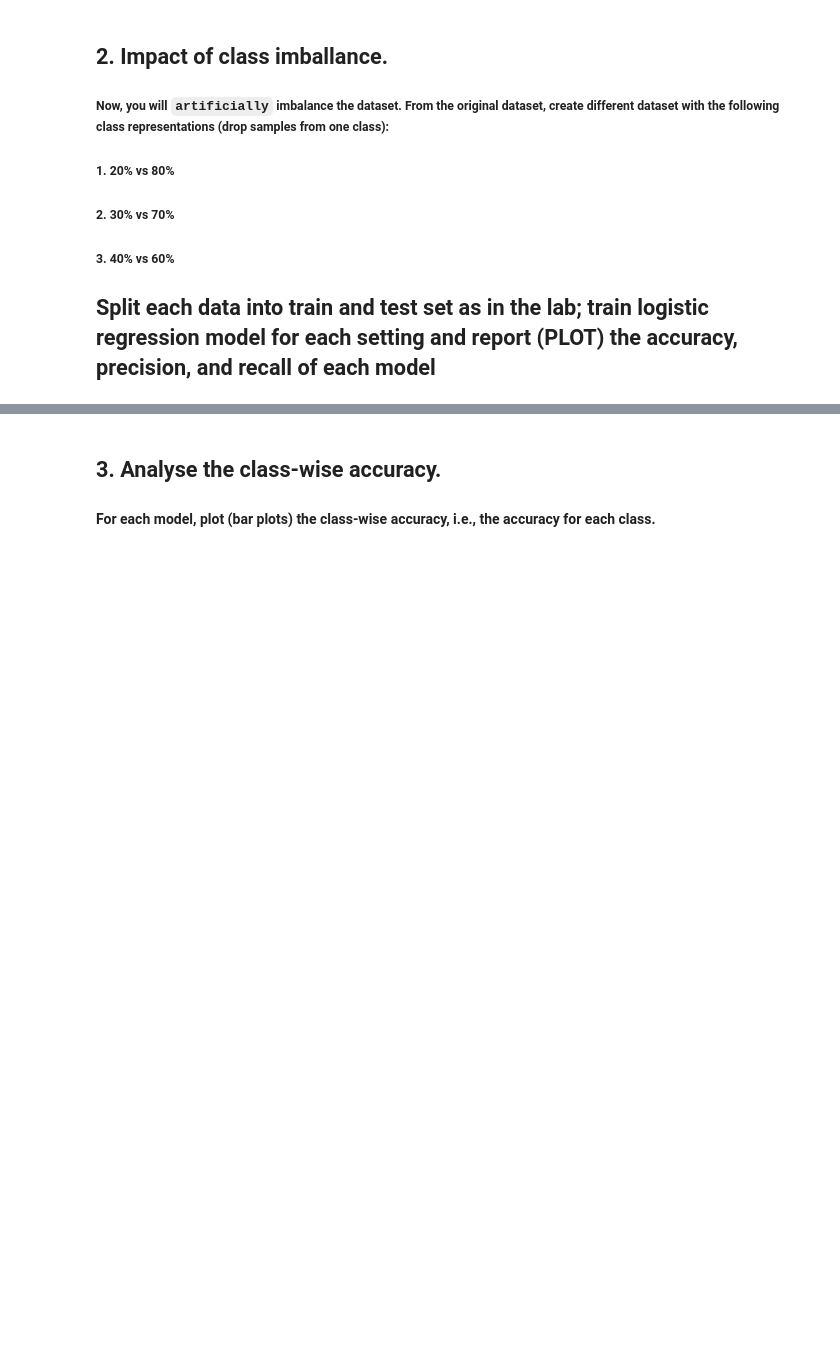
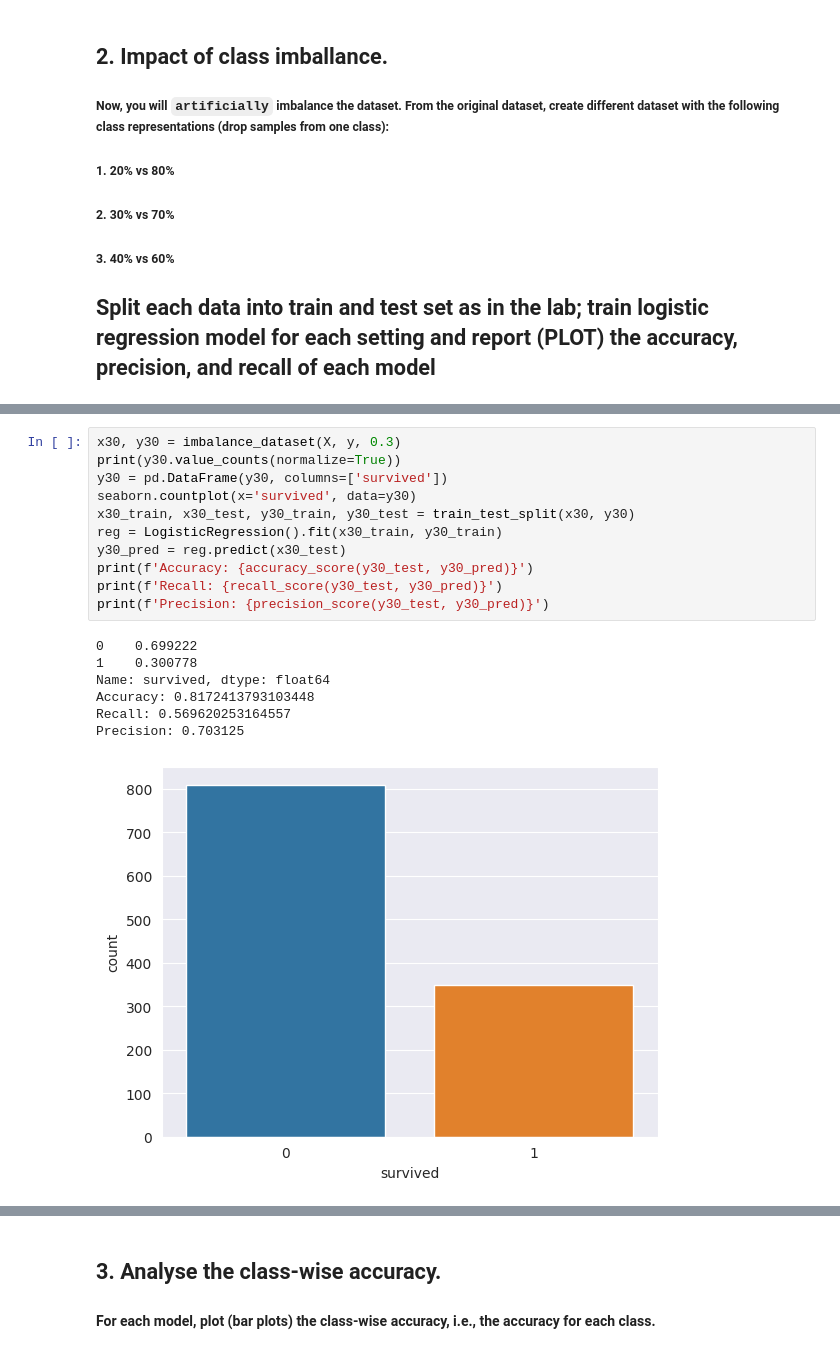
Before and after one commit to AizatvafinTIm/MidTerm-ML, a Jupyter notebook: Lab-3-self-practice.ipynb, the cells around one changed output, grey strips where cells are left out. Cells and saved outputs as stored; diff of their text form; blank space fills up the shorter version.

```diff
--- a/Lab-3-self-practice.ipynb
+++ b/Lab-3-self-practice.ipynb
@@ -98,0 +136,19 @@ X = pd.DataFrame(scaler.transform(X), columns=X.columns)
+# %%
+x30, y30 = imbalance_dataset(X, y, 0.3)
+print(y30.value_counts(normalize=True))
+y30 = pd.DataFrame(y30, columns=['survived'])
+seaborn.countplot(x='survived', data=y30)
+x30_train, x30_test, y30_train, y30_test = train_test_split(x30, y30)
+reg = LogisticRegression().fit(x30_train, y30_train)
+y30_pred = reg.predict(x30_test)
+print(f'Accuracy: {accuracy_score(y30_test, y30_pred)}')
+print(f'Recall: {recall_score(y30_test, y30_pred)}')
+print(f'Precision: {precision_score(y30_test, y30_pred)}')
+# %% [output]
+0    0.699222
+1    0.300778
+Name: survived, dtype: float64
+Accuracy: 0.8172413793103448
+Recall: 0.569620253164557
+Precision: 0.703125
+[figure, added]
```
Also changed, not shown: parts of 6 cells of this notebook, 3 other files.
